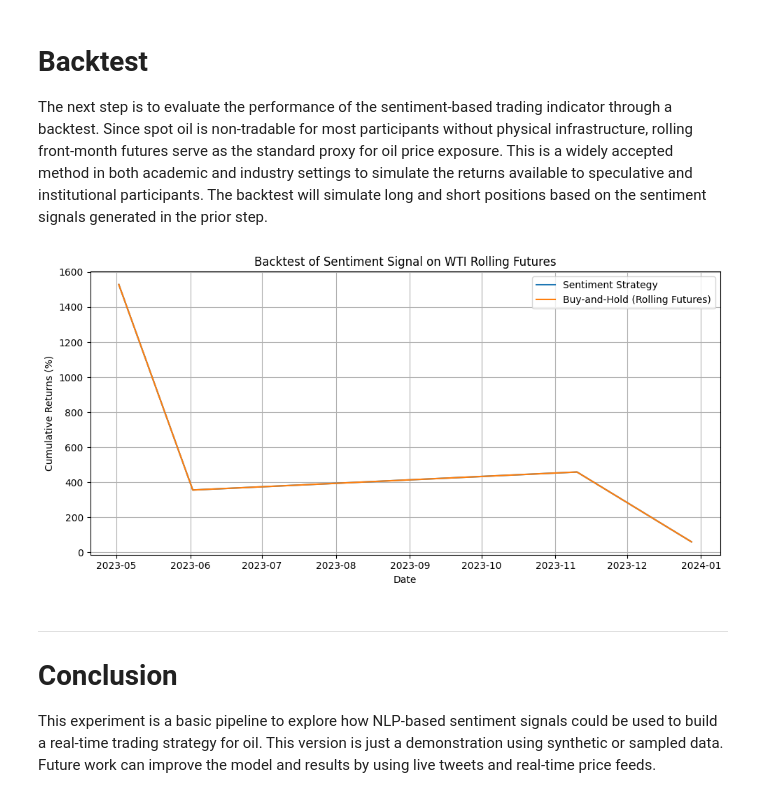
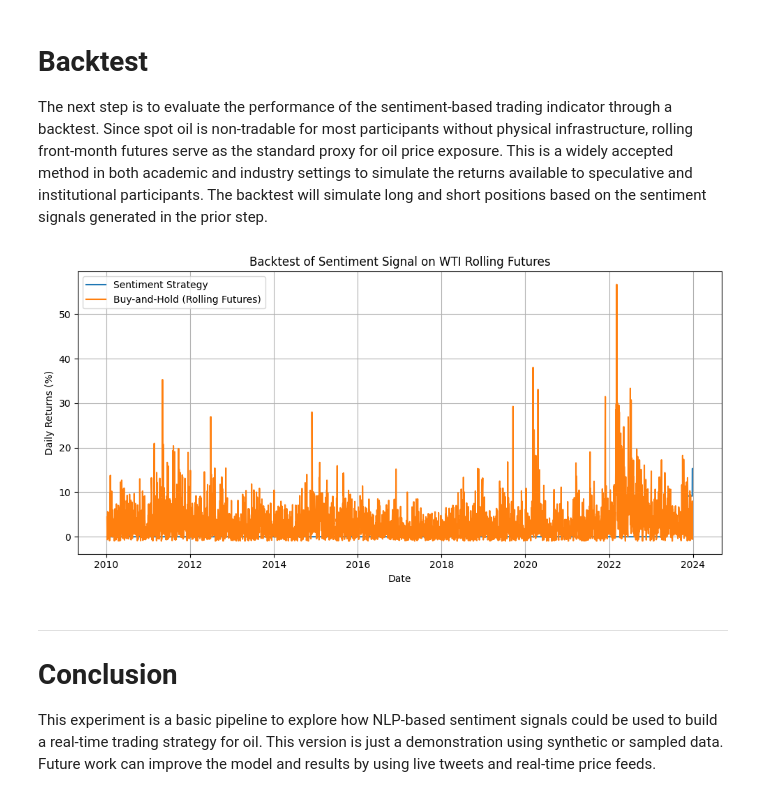
Before and after one commit to markbogorad/Fintext_NLP, a Jupyter notebook: OOTT/OOTT.ipynb, the cells around one changed output. Saved outputs shown, nothing was run; the diff lists cells and outputs as text; code cells hidden in the pictures.

```diff
--- a/OOTT/OOTT.ipynb
+++ b/OOTT/OOTT.ipynb
@@ -485,58 +456,55 @@ daily_sentiment.loc[daily_sentiment["rolling_sentiment"] < -threshold, "signal"]
 
 The next step is to evaluate the performance of the sentiment-based trading indicator through a backtest. Since spot oil is non-tradable for most participants without physical infrastructure, rolling front-month futures serve as the standard proxy for oil price exposure. This is a widely accepted method in both academic and industry settings to simulate the returns available to speculative and institutional participants. The backtest will simulate long and short positions based on the sentiment signals generated in the prior step.
 # %%
-# Reload and clean
+# Load and clean WTI rolling futures
 url = "https://raw.githubusercontent.com/markbogorad/Fintext_NLP/main/OOTT/WTI_roll.csv"
 wti = pd.read_csv(url)
 
 # Normalize column names
 wti.columns = [col.strip().lower().replace(" ", "_") for col in wti.columns]
 
-# Now 'rolling_futures' should be available
+# Extract and clean the rolling futures price
 wti = wti[["date", "rolling_futures"]].copy()
-wti = wti.rename(columns={"rolling_futures": "price"})
-
-# Clean formatting
-wti["price"] = (
-    wti["price"]
+wti["date"] = pd.to_datetime(wti["date"], errors="coerce")
+wti["rolling_futures"] = (
+    wti["rolling_futures"]
     .astype(str)
     .str.replace(r"[\$,()]", "", regex=True)
     .str.strip()
 )
+wti["rolling_futures"] = pd.to_numeric(wti["rolling_futures"], errors="coerce")
+wti = wti.dropna(subset=["date", "rolling_futures"])
+wti = wti.rename(columns={"rolling_futures": "price"})
 
-# Convert to numeric
-wti["price"] = pd.to_numeric(wti["price"], errors="coerce")
-wti["date"] = pd.to_datetime(wti["date"], errors="coerce")
-wti = wti.dropna(subset=["price", "date"])
-
-# Compute returns
+# Compute daily returns from the price series
 wti["returns"] = wti["price"].pct_change()
 wti = wti.dropna()
 
-# Align and merge with signal_df
-signal_df["date"] = pd.to_datetime(signal_df["date"])
-start_date = signal_df["date"].min()
-end_date = signal_df["date"].max()
-wti = wti[(wti["date"] >= start_date) & (wti["date"] <= end_date)]
+# Prepare daily sentiment (your signal must be aligned and lagged already)
+daily_sentiment["date"] = pd.to_datetime(daily_sentiment["date"])
+wti = wti.merge(daily_sentiment[["date", "signal"]], on="date", how="left")
 
-merged = pd.merge(signal_df, wti, on="date", how="inner")
-merged["strategy_returns"] = merged["signal"] * merged["returns"]
-merged["cumulative_strategy"] = (1 + merged["strategy_returns"]).cumprod()
-merged["cumulative_buy_hold"] = (1 + merged["returns"]).cumprod()
+# Fill missing signal with 0 (flat position)
+wti["signal"] = wti["signal"].fillna(0)
 
-# Plot
+# Backtest: Apply signal to return stream
+wti["strategy_returns"] = wti["signal"] * wti["returns"]
+wti["cumulative_strategy"] = (1 + wti["strategy_returns"]).cumprod()
+wti["cumulative_buy_hold"] = (1 + wti["returns"]).cumprod()
+
+# Daily returns in percentage
 plt.figure(figsize=(10, 5))
-plt.plot(merged["date"], (merged["cumulative_strategy"] - 1) * 100, label="Sentiment Strategy")
-plt.plot(merged["date"], (merged["cumulative_buy_hold"] - 1) * 100, label="Buy-and-Hold (Rolling Futures)")
+plt.plot(wti["date"], (wti["cumulative_strategy"] - 1), label="Sentiment Strategy")
+plt.plot(wti["date"], (wti["cumulative_buy_hold"] - 1), label="Buy-and-Hold (Rolling Futures)")
 plt.title("Backtest of Sentiment Signal on WTI Rolling Futures")
 plt.xlabel("Date")
-plt.ylabel("Cumulative Returns (%)")
+plt.ylabel("Daily Returns (%)")
 plt.legend()
 plt.grid(True)
 plt.tight_layout()
 plt.show()
 # %% [output]
-[figure, old version]
+[figure, new version]
 # %% [markdown]
 ---
 # Conclusion
```
Also changed, not shown: parts of 8 cells of this notebook.
